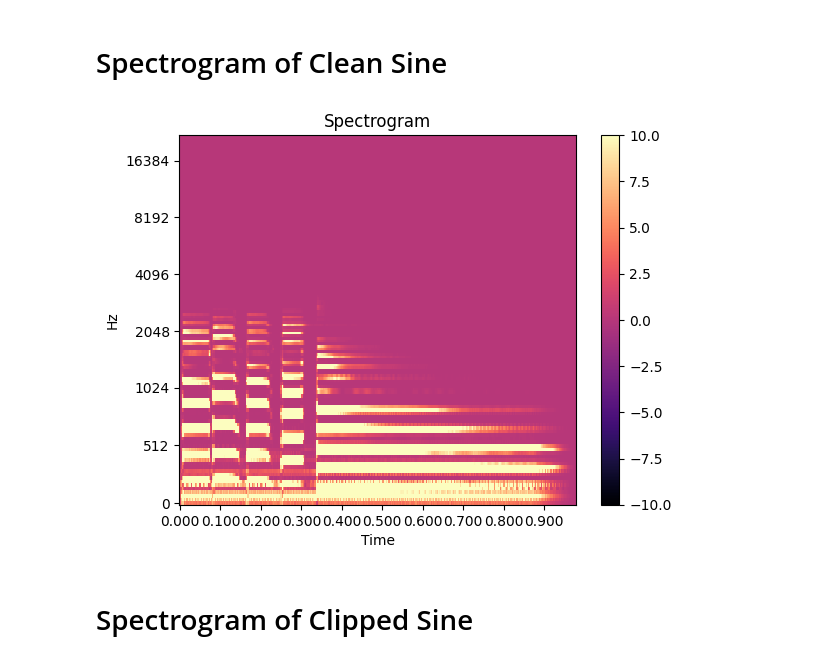
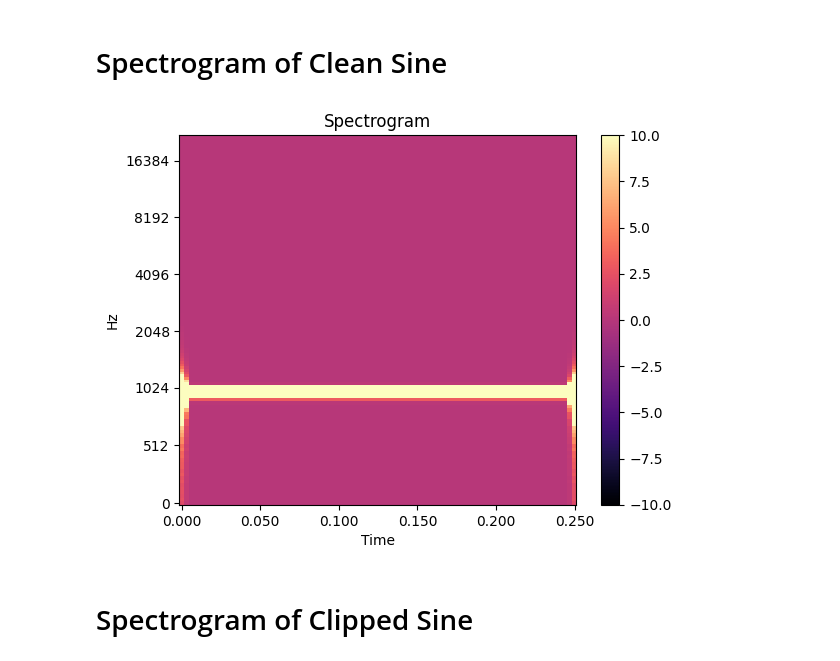
Before and after one commit to JamesBedson/Footprint, a Jupyter notebook: PrototypesDSP/distortionPrototype.ipynb, the cells around one changed output. Drawn from its saved outputs; the diff is of its cells as text; code cells hidden in the pictures.

```diff
--- a/PrototypesDSP/distortionPrototype.ipynb
+++ b/PrototypesDSP/distortionPrototype.ipynb
@@ -75,9 +79,9 @@ plt.legend(loc = "upper right");
 # %% [markdown]
 # Spectrogram of Clean Sine
 # %%
-plotSpectrogram(inputSignal = cleanInput, sampleRate = int(sampleRate))
+plotSpectrogram(inputSignal = cleanSine, sampleRate = int(sampleRate))
 # %% [output]
-[figure, old version]
+[figure, new version]
 # %% [markdown]
 # Spectrogram of Clipped Sine
 # %%
```
Also changed, not shown: parts of 7 cells of this notebook, 1 other file.
